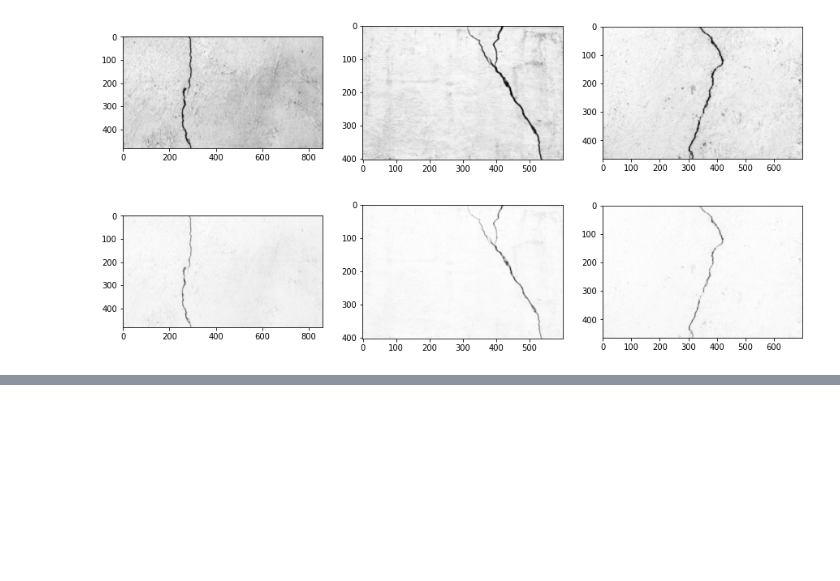
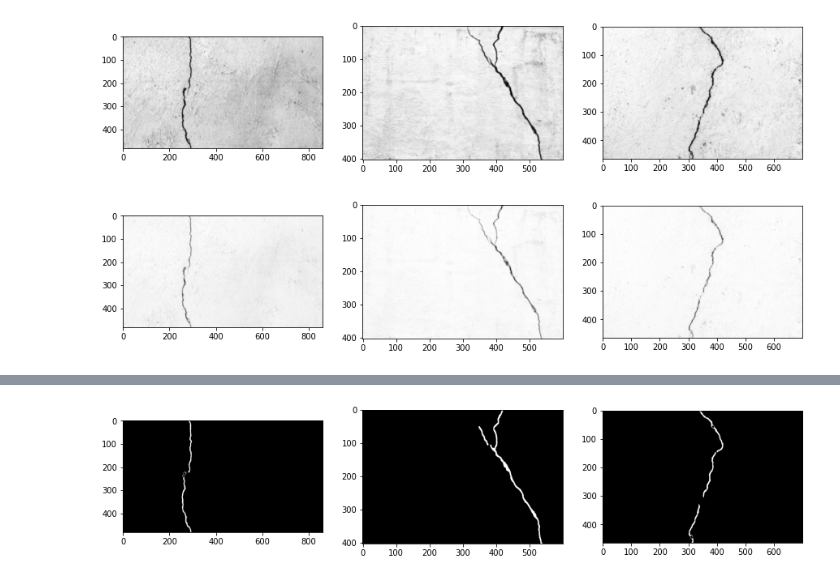
Before and after one commit to Maaitrayo/Wall-Crack-Detection, a Jupyter notebook: crackDetection.ipynb, the cells around one changed output, grey strips where cells are left out. Drawn from its saved outputs; the diff is of its cells as text; code cells hidden in the pictures; blank space fills up the shorter version.

```diff
--- a/crackDetection.ipynb
+++ b/crackDetection.ipynb
@@ -73,0 +94,11 @@ display_images(log_img_lst)
+# %%
+# Morphological Closing Operator
+morph_img_lst = []
+for img in canny_img_lst:
+    kernel = np.ones((5,5),np.uint8)
+    closing = cv2.morphologyEx(img, cv2.MORPH_CLOSE, kernel)
+    morph_img_lst.append(closing)
+
+display_images(morph_img_lst)
+# %% [output]
+[figure, added]
```
Also changed, not shown: parts of 6 cells of this notebook, 3 other files.
